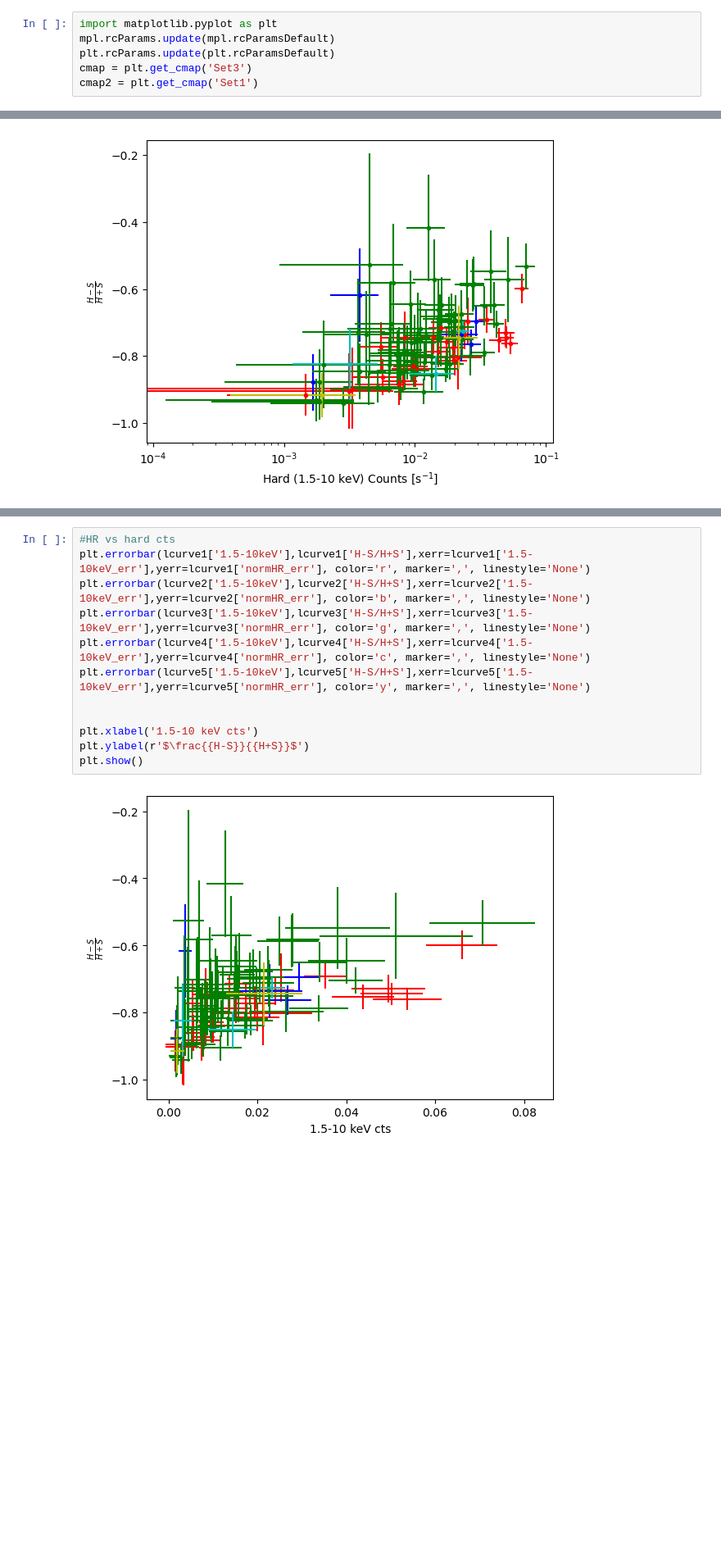
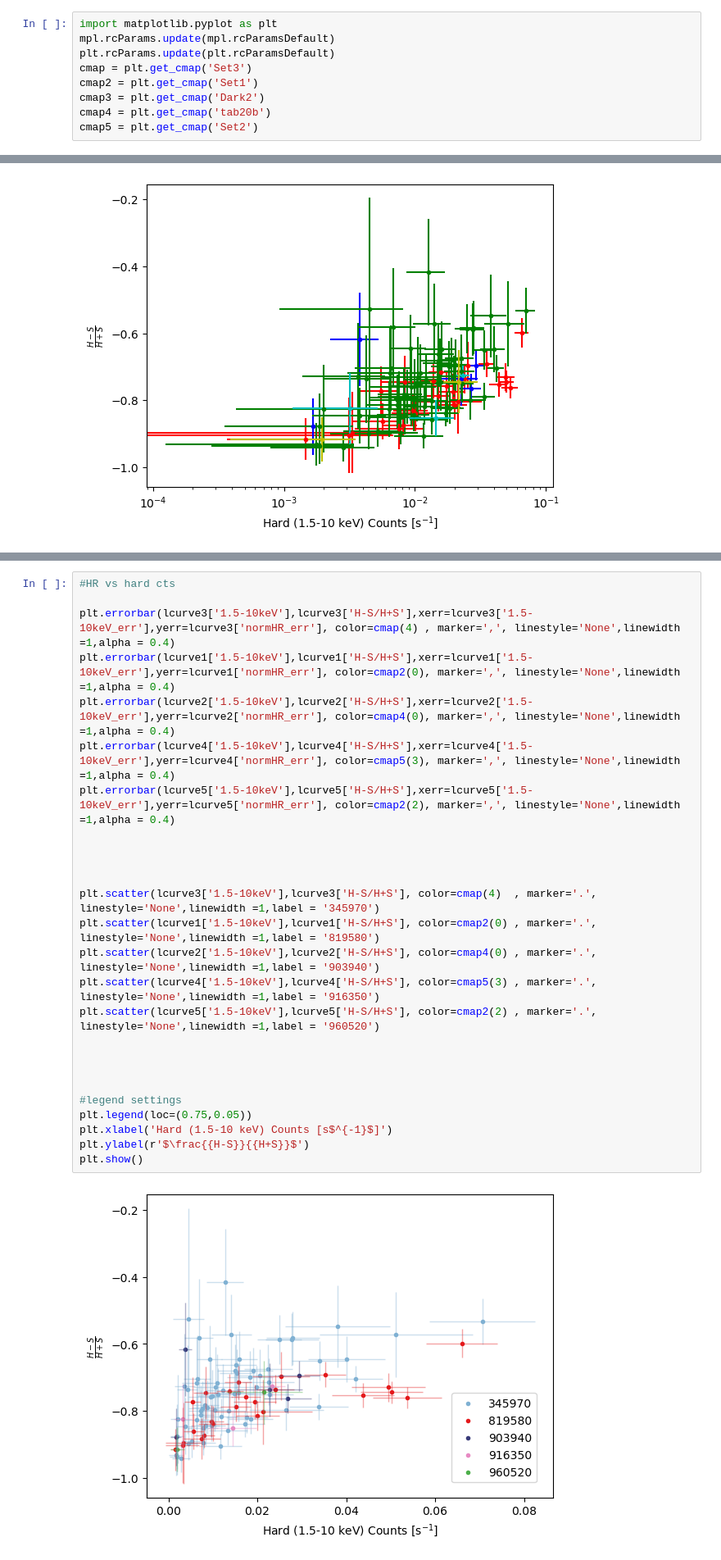
Before and after one commit to martapisci/IRAS_13224-3809, a Jupyter notebook: lc_iras13224-3809.ipynb, the cells around one changed output, grey strips where cells are left out. Shown at 82% size. Drawn from its saved outputs; the diff is of its cells as text; blank space fills up the shorter version.

```diff
--- a/lc_iras13224-3809.ipynb
+++ b/lc_iras13224-3809.ipynb
@@ -15,6 +15,9 @@ mpl.rcParams.update(mpl.rcParamsDefault)
 plt.rcParams.update(plt.rcParamsDefault)
 cmap = plt.get_cmap('Set3')
 cmap2 = plt.get_cmap('Set1')
+cmap3 = plt.get_cmap('Dark2')
+cmap4 = plt.get_cmap('tab20b')
+cmap5 = plt.get_cmap('Set2')
 # %% [markdown]
 IRAS 13224-3809 is a Narrow line Seyfert 1, this source has been widely observed in the past years, mainly because of its high variability and its relative proximity compared to other sources.\
 In the following analysis I reported all the observations carried out with the XRT telescope in the Swift satellite. The observations are sampled in five different campaigns.\
@@ -403,15 +405,29 @@ plt.show()
 [figure]
 # %%
 #HR vs hard cts
-plt.errorbar(lcurve1['1.5-10keV'],lcurve1['H-S/H+S'],xerr=lcurve1['1.5-10keV_err'],yerr=lcurve1['normHR_err'], color='r', marker=',', linestyle='None')
-plt.errorbar(lcurve2['1.5-10keV'],lcurve2['H-S/H+S'],xerr=lcurve2['1.5-10keV_err'],yerr=lcurve2['normHR_err'], color='b', marker=',', linestyle='None')
-plt.errorbar(lcurve3['1.5-10keV'],lcurve3['H-S/H+S'],xerr=lcurve3['1.5-10keV_err'],yerr=lcurve3['normHR_err'], color='g', marker=',', linestyle='None')
-plt.errorbar(lcurve4['1.5-10keV'],lcurve4['H-S/H+S'],xerr=lcurve4['1.5-10keV_err'],yerr=lcurve4['normHR_err'], color='c', marker=',', linestyle='None')
-plt.errorbar(lcurve5['1.5-10keV'],lcurve5['H-S/H+S'],xerr=lcurve5['1.5-10keV_err'],yerr=lcurve5['normHR_err'], color='y', marker=',', linestyle='None')
+
+plt.errorbar(lcurve3['1.5-10keV'],lcurve3['H-S/H+S'],xerr=lcurve3['1.5-10keV_err'],yerr=lcurve3['normHR_err'], color=cmap(4) , marker=',', linestyle='None',linewidth =1,alpha = 0.4)
+plt.errorbar(lcurve1['1.5-10keV'],lcurve1['H-S/H+S'],xerr=lcurve1['1.5-10keV_err'],yerr=lcurve1['normHR_err'], color=cmap2(0), marker=',', linestyle='None',linewidth =1,alpha = 0.4)
+plt.errorbar(lcurve2['1.5-10keV'],lcurve2['H-S/H+S'],xerr=lcurve2['1.5-10keV_err'],yerr=lcurve2['normHR_err'], color=cmap4(0), marker=',', linestyle='None',linewidth =1,alpha = 0.4)
+plt.errorbar(lcurve4['1.5-10keV'],lcurve4['H-S/H+S'],xerr=lcurve4['1.5-10keV_err'],yerr=lcurve4['normHR_err'], color=cmap5(3), marker=',', linestyle='None',linewidth =1,alpha = 0.4)
+plt.errorbar(lcurve5['1.5-10keV'],lcurve5['H-S/H+S'],xerr=lcurve5['1.5-10keV_err'],yerr=lcurve5['normHR_err'], color=cmap2(2), marker=',', linestyle='None',linewidth =1,alpha = 0.4)
 
 
-plt.xlabel('1.5-10 keV cts')
+
+
+plt.scatter(lcurve3['1.5-10keV'],lcurve3['H-S/H+S'], color=cmap(4)  , marker='.', linestyle='None',linewidth =1,label = '345970')
+plt.scatter(lcurve1['1.5-10keV'],lcurve1['H-S/H+S'], color=cmap2(0) , marker='.', linestyle='None',linewidth =1,label = '819580')
+plt.scatter(lcurve2['1.5-10keV'],lcurve2['H-S/H+S'], color=cmap4(0) , marker='.', linestyle='None',linewidth =1,label = '903940')
+plt.scatter(lcurve4['1.5-10keV'],lcurve4['H-S/H+S'], color=cmap5(3) , marker='.', linestyle='None',linewidth =1,label = '916350')
+plt.scatter(lcurve5['1.5-10keV'],lcurve5['H-S/H+S'], color=cmap2(2) , marker='.', linestyle='None',linewidth =1,label = '960520')
+
+
+
+
+#legend settings
+plt.legend(loc=(0.75,0.05))
+plt.xlabel('Hard (1.5-10 keV) Counts [s$^{-1}$]')
 plt.ylabel(r'$\frac{{H-S}}{{H+S}}$')
 plt.show()
 # %% [output]
-[figure, old version]
+[figure, new version]
```
Also changed, not shown: parts of 12 cells of this notebook, 17 other files.
